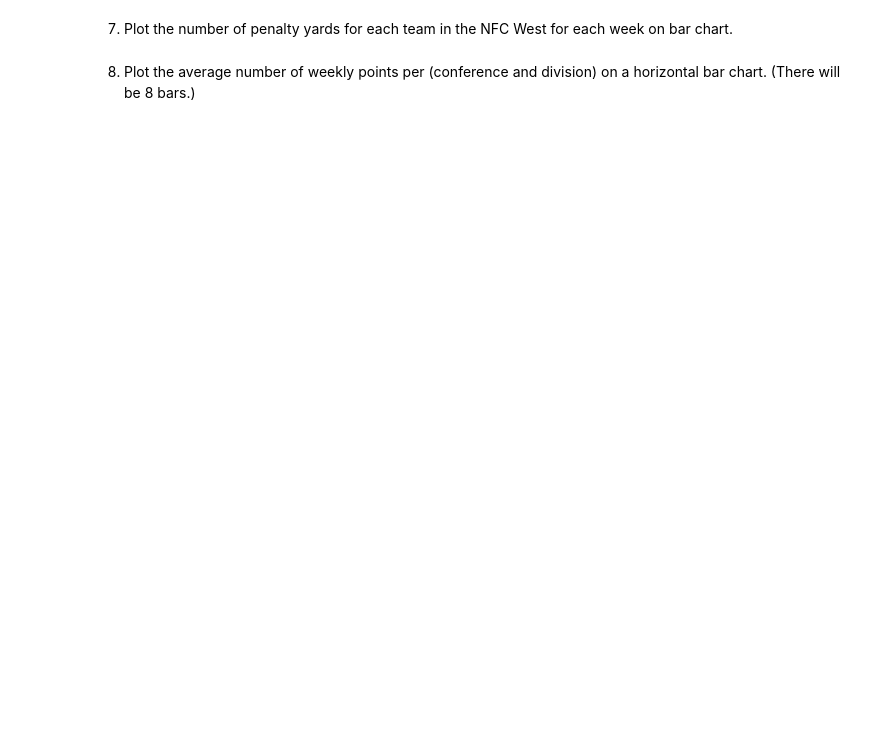
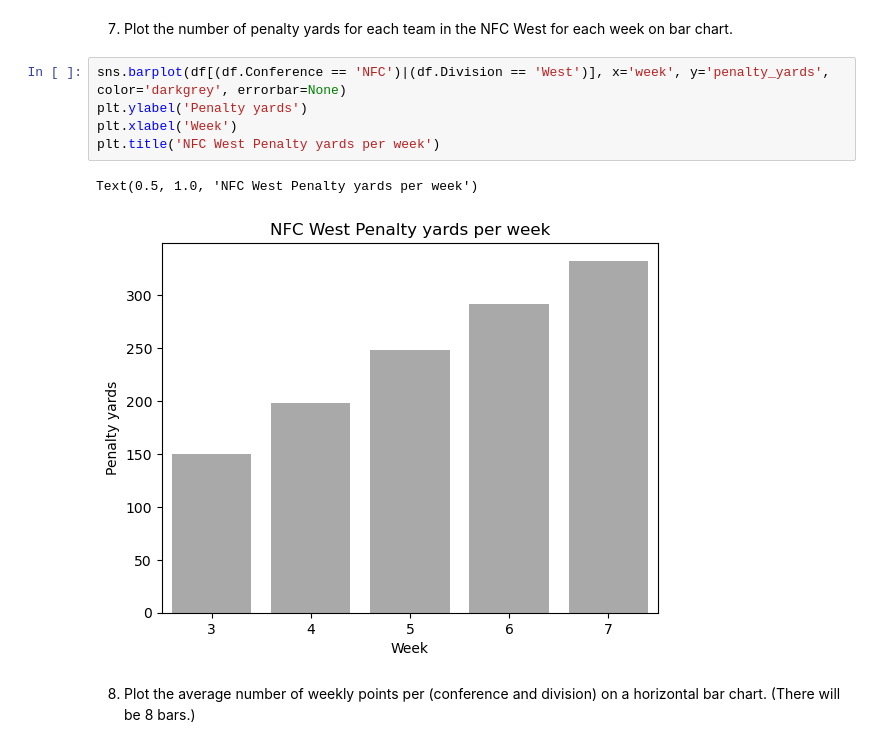
Before and after one commit to LouviersJ/CIS277-FA22-Lab6, a Jupyter notebook: Lab6.ipynb, the cells around one changed output. Cells and saved outputs as stored; diff of their text form; blank space fills up the shorter version.

```diff
--- a/Lab6.ipynb
+++ b/Lab6.ipynb
@@ -97,4 +101,12 @@ Text(0, 0.5, 'Penalty Yards')
 # %% [markdown]
 7. Plot the number of penalty yards for each team in the NFC West for each week on bar chart.
+# %%
+sns.barplot(df[(df.Conference == 'NFC')|(df.Division == 'West')], x='week', y='penalty_yards', color='darkgrey', errorbar=None)
+plt.ylabel('Penalty yards')
+plt.xlabel('Week')
+plt.title('NFC West Penalty yards per week')
+# %% [output]
+Text(0.5, 1.0, 'NFC West Penalty yards per week')
+[figure, added]
 # %% [markdown]
 8. Plot the average number of weekly points per (conference and division) on a horizontal bar chart. (There will be 8 bars.)
```
Also changed, not shown: parts of 3 cells of this notebook.
